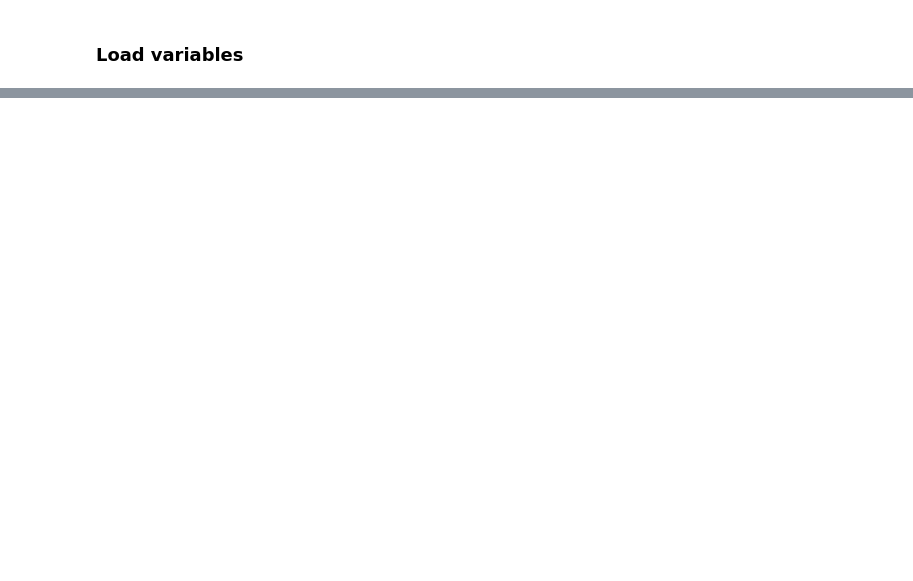
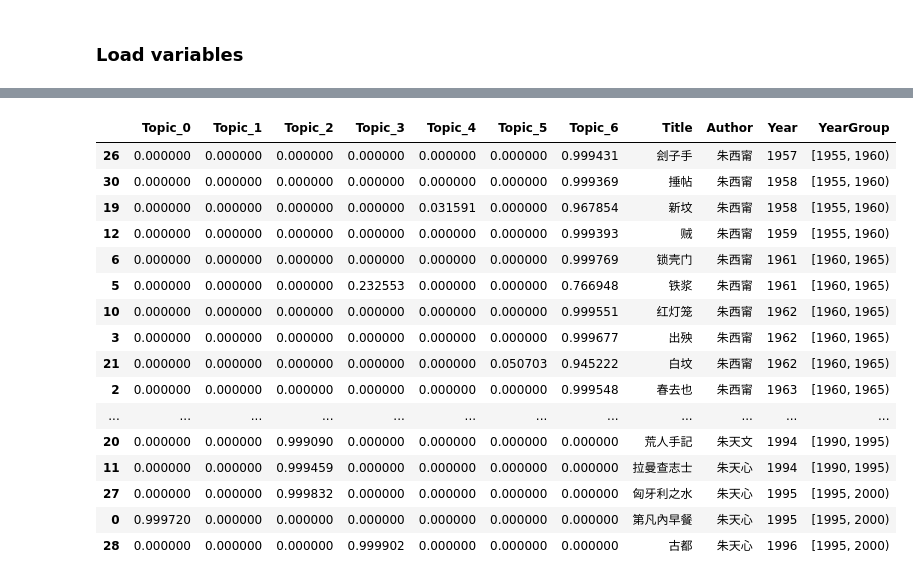
Before and after one commit to fht-epfl/history, a Jupyter notebook: LDA/LDA.ipynb, the cells around one changed output, grey strips where cells are left out. Saved outputs shown, nothing was run; the diff lists cells and outputs as text; code cells hidden in the pictures; blank space fills up the shorter version.

```diff
--- a/LDA/LDA.ipynb
+++ b/LDA/LDA.ipynb
@@ -187,0 +233,20 @@ plt.show()
+# %%
+df_sorted
+# %% [output]
+|  | Topic_0 | Topic_1 | Topic_2 | Topic_3 | Topic_4 | Topic_5 | Topic_6 | Title | Author | Year | YearGroup |
+| 26 | 0.000000 | 0.000000 | 0.000000 | 0.000000 | 0.000000 | 0.000000 | 0.999431 | 刽子手 | 朱西甯 | 1957 | [1955, 1960) |
+| 30 | 0.000000 | 0.000000 | 0.000000 | 0.000000 | 0.000000 | 0.000000 | 0.999369 | 捶帖 | 朱西甯 | 1958 | [1955, 1960) |
+| 19 | 0.000000 | 0.000000 | 0.000000 | 0.000000 | 0.031591 | 0.000000 | 0.967854 | 新坟 | 朱西甯 | 1958 | [1955, 1960) |
+| 12 | 0.000000 | 0.000000 | 0.000000 | 0.000000 | 0.000000 | 0.000000 | 0.999393 | 贼 | 朱西甯 | 1959 | [1955, 1960) |
+| 6 | 0.000000 | 0.000000 | 0.000000 | 0.000000 | 0.000000 | 0.000000 | 0.999769 | 锁壳门 | 朱西甯 | 1961 | [1960, 1965) |
+| 5 | 0.000000 | 0.000000 | 0.000000 | 0.232553 | 0.000000 | 0.000000 | 0.766948 | 铁浆 | 朱西甯 | 1961 | [1960, 1965) |
+| 10 | 0.000000 | 0.000000 | 0.000000 | 0.000000 | 0.000000 | 0.000000 | 0.999551 | 红灯笼 | 朱西甯 | 1962 | [1960, 1965) |
+| 3 | 0.000000 | 0.000000 | 0.000000 | 0.000000 | 0.000000 | 0.000000 | 0.999677 | 出殃 | 朱西甯 | 1962 | [1960, 1965) |
+| 21 | 0.000000 | 0.000000 | 0.000000 | 0.000000 | 0.000000 | 0.050703 | 0.945222 | 白坟 | 朱西甯 | 1962 | [1960, 1965) |
+| 2 | 0.000000 | 0.000000 | 0.000000 | 0.000000 | 0.000000 | 0.000000 | 0.999548 | 春去也 | 朱西甯 | 1963 | [1960, 1965) |
+| ... | ... | ... | ... | ... | ... | ... | ... | ... | ... | ... | ... |
+| 20 | 0.000000 | 0.000000 | 0.999090 | 0.000000 | 0.000000 | 0.000000 | 0.000000 | 荒人手記 | 朱天文 | 1994 | [1990, 1995) |
+| 11 | 0.000000 | 0.000000 | 0.999459 | 0.000000 | 0.000000 | 0.000000 | 0.000000 | 拉曼查志士 | 朱天心 | 1994 | [1990, 1995) |
+| 27 | 0.000000 | 0.000000 | 0.999832 | 0.000000 | 0.000000 | 0.000000 | 0.000000 | 匈牙利之水 | 朱天心 | 1995 | [1995, 2000) |
+| 0 | 0.999720 | 0.000000 | 0.000000 | 0.000000 | 0.000000 | 0.000000 | 0.000000 | 第凡內早餐 | 朱天心 | 1995 | [1995, 2000) |
+| 28 | 0.000000 | 0.000000 | 0.000000 | 0.999902 | 0.000000 | 0.000000 | 0.000000 | 古都 | 朱天心 | 1996 | [1995, 2000) |
```
Also changed, not shown: parts of 14 cells of this notebook, 49 other files.
